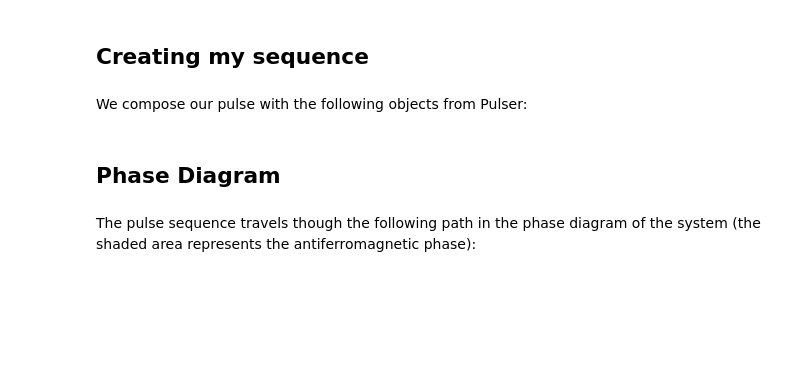
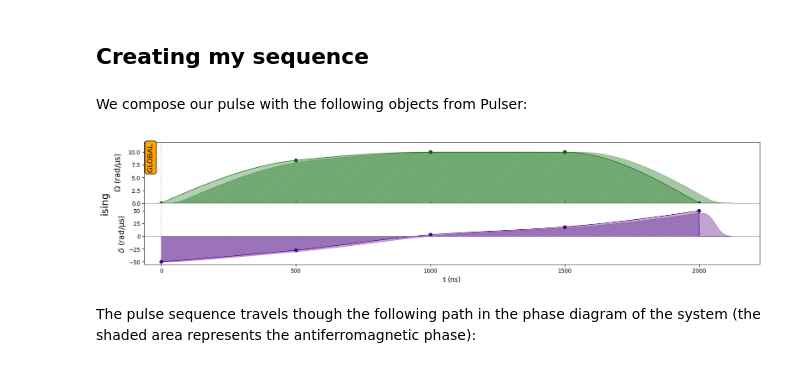
Before and after one commit to pasqal-io/Pulser-myQLM, a Jupyter notebook: tutorials/Preparing state with antiferromagnetic order in the Ising model.ipynb, the cells around one changed output. Cells and saved outputs as stored; diff of their text form; code cells hidden in the pictures; blank space fills up the shorter version.

```diff
--- a/tutorials/Preparing state with antiferromagnetic order in the Ising model.ipynb
+++ b/tutorials/Preparing state with antiferromagnetic order in the Ising model.ipynb
@@ -100,14 +90,21 @@ fall = Pulse.ConstantDetuning(RampWaveform(t_fall, Omega_max, 0.0), delta_f, 0.0
+# %%
+T = 2  # us
+params = [T]+(U*np.array([0.16768532,0.2,0.2, -1.,-0.54656236,0.05762063,0.3673201,1.])).tolist()
+
+interpolated_pulse = Pulse(
+    InterpolatedWaveform(T*1000, U*np.array([1e-9, 0.16768532, 0.2, 0.2, 1e-9]), times = np.linspace(0,1,5)),
+    InterpolatedWaveform(T*1000, U*np.array([-1., -0.54656236, 0.05762063, 0.3673201, 1.]), times = np.linspace(0,1,5)),
+    0,
+)
 # %%
-seq = Sequence(reg, FRESNEL_DEVICE)
+seq = Sequence(reg, device)
 seq.declare_channel("ising", "rydberg_global")
 
-seq.add(rise, "ising")
-seq.add(sweep, "ising")
-seq.add(fall, "ising")
+seq.add(interpolated_pulse,"ising")
 
 seq.draw()
+# %% [output]
+[figure, added]
-# %% [markdown]
-## Phase Diagram
 # %% [markdown]
 The pulse sequence travels though the following path in the phase diagram of the system (the shaded area represents the antiferromagnetic phase):
 # %%
```
Also changed, not shown: parts of 37 cells of this notebook, 2 other files.
